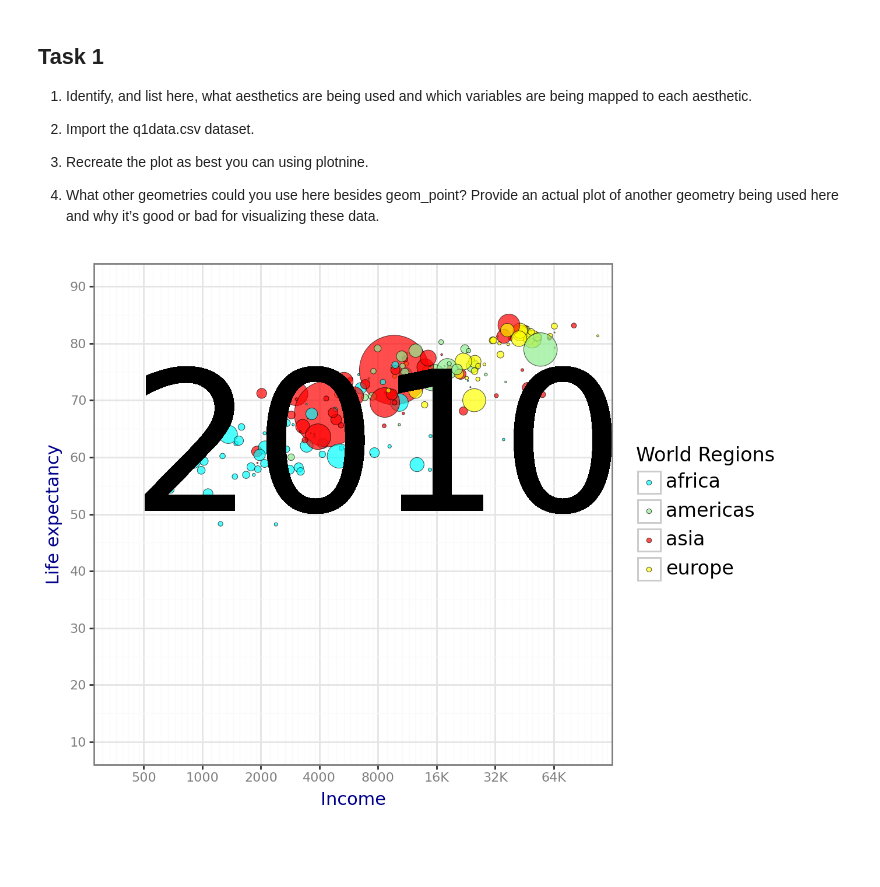
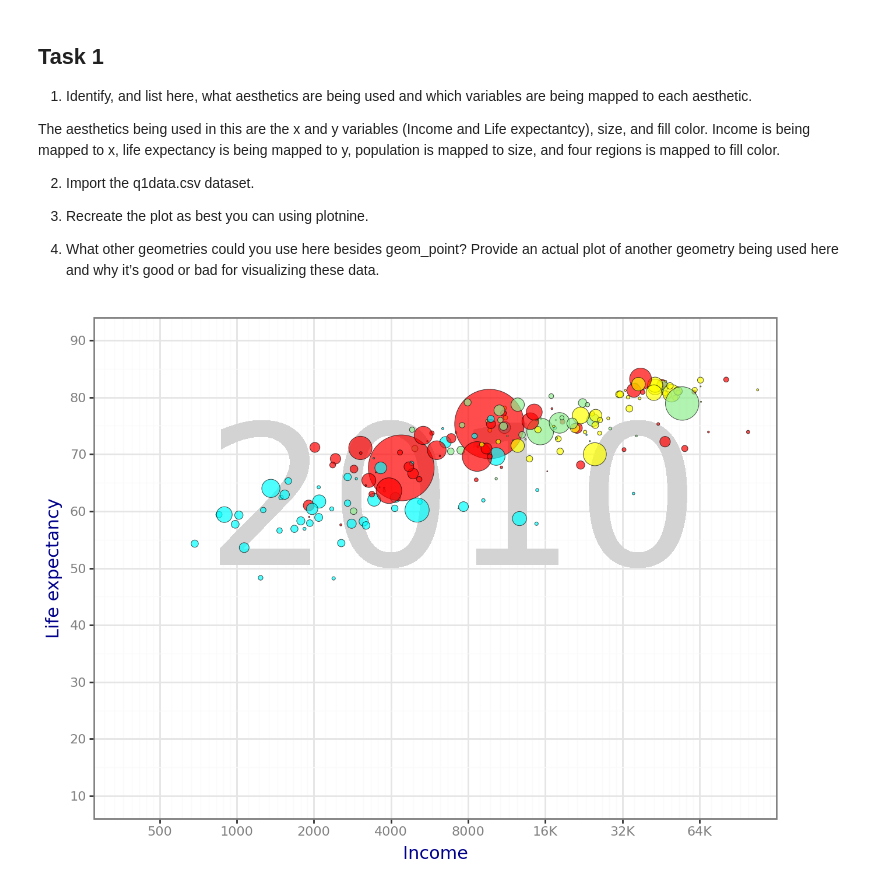
Before and after one commit to chloefeehan/GSB544, a Jupyter notebook: Labs/Lab1/Lab1.ipynb, the cells around one changed output. Saved outputs shown, nothing was run; the diff lists cells and outputs as text; code cells hidden in the pictures; blank space fills up the shorter version.

```diff
--- a/Labs/Lab1/Lab1.ipynb
+++ b/Labs/Lab1/Lab1.ipynb
@@ -1,6 +1,9 @@
 # %% [markdown]
 ## Task 1
 1. Identify, and list here, what aesthetics are being used and which variables are being mapped to each aesthetic.
+
+
+The aesthetics being used in this are the x and y variables (Income and Life expectantcy), size, and fill color. Income is being mapped to x, life expectancy is being mapped to y, population is mapped to size, and four regions is mapped to fill color.
 
 2. Import the q1data.csv dataset.
 
@@ -16,27 +19,29 @@ q1data = q1data.dropna()
 # %%
 from plotnine import ggplot, geom_point, aes, labs, scale_size, scale_x_continuous, scale_y_continuous
 from plotnine import theme, theme_bw, scale_x_log10, scale_fill_manual, element_text
-from plotnine import guides, geom_text
+from plotnine import guides, geom_text, scale_fill_discrete, scale_x_continuous, scale_y_log10
 
 
 (ggplot(q1data,
 aes(x = "income", y = "life_exp", size = "population", fill = "four_regions"))
++ geom_text(aes(x = 7000, y = 60, label="2010"), size=120, color = "lightgray")
 + geom_point(alpha = 0.7, color = "black", stroke = 0.2)
 + labs(x= "Income", y = "Life expectancy", fill = "World Regions")
 + scale_size(range = [.1, 24])
 + scale_x_log10(limits=[0, 128000],
 breaks=[500, 1000, 2000, 4000, 8000, 16000, 32000, 64000],
 labels=["500", "1000", "2000", "4000", "8000", "16K", "32K", "64K"])
 + scale_y_continuous(limits = (10, 90), breaks = range(10, 91, 10))
-+ scale_fill_manual(values={'africa': 'cyan', 'americas': 'lightgreen', 'asia': 'red', 'europe': 'yellow'})
++ scale_fill_manual(values={'africa': 'cyan', 'americas': 'lightgreen', 'asia': 'red', 'europe': 'yellow'},
+labels = ["Africa","Americas","Asia","Europe"])
 + theme_bw()
 + theme(text=element_text(family='Comic Sans', size=12),
 axis_title=element_text(family='Comic Sans', size=11, color = "darkblue"),
 axis_text=element_text(family='Comic Sans', size=8, color = "gray"))
-+ guides(size = "none")
-+ geom_text(aes(x = 8000, y = 60, label="2010"), size=120, color = "black", alpha = 0.3)
+#+ guides(size = "none")
++ theme(legend_position="none")
 #+ theme(plot_margin = {t=0.5, r=0.5, b=0.5, l=0.5}, units='cm',)
 
 )
 # %% [output]
-[figure, old version]
+[figure, new version]
```
Also changed, not shown: parts of 4 cells of this notebook, 2 other files.
